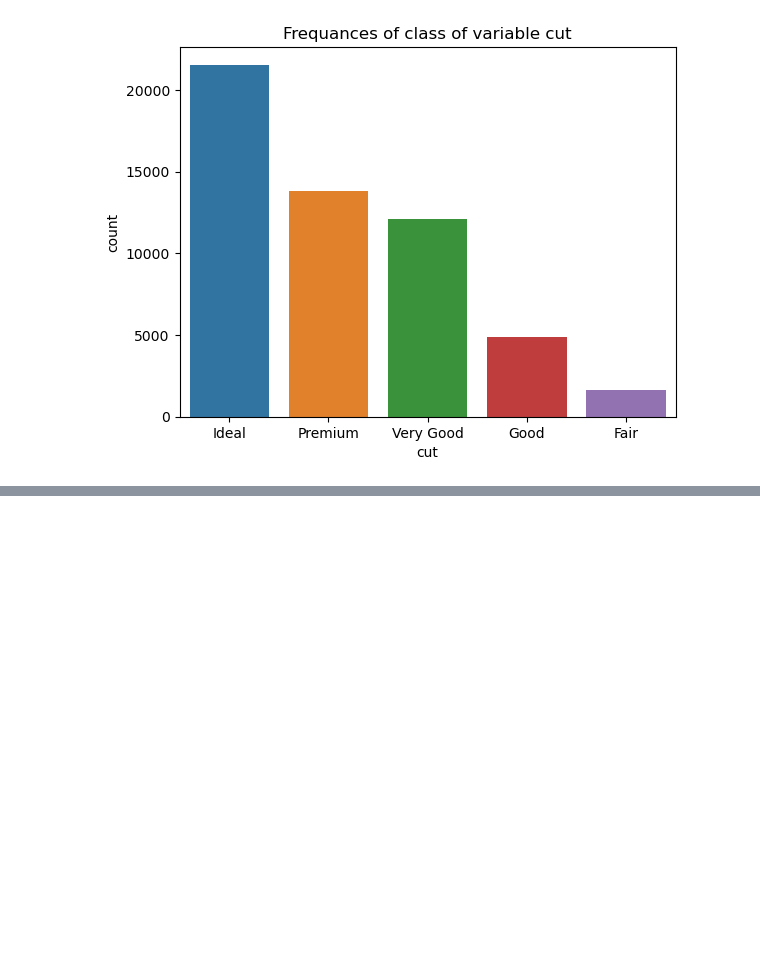
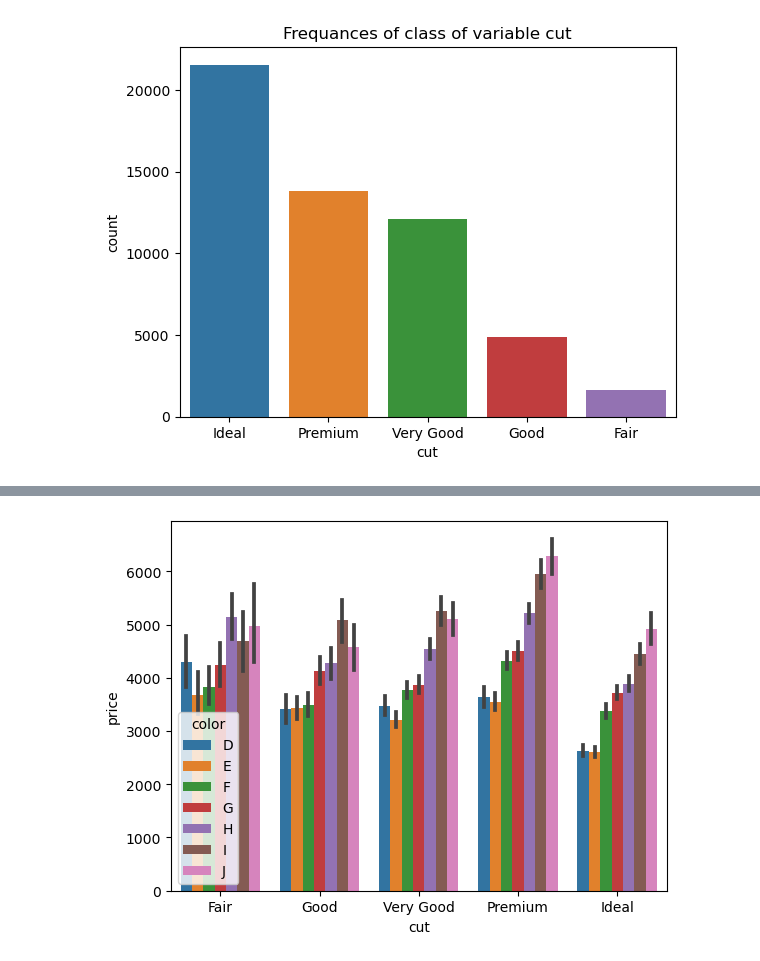
Before and after one commit to Alihanesentas/Exploratory-Data-Analysis, a Jupyter notebook: Day-2.ipynb, the cells around one changed output, grey strips where cells are left out. Cells and saved outputs as stored; diff of their text form; code cells hidden in the pictures; blank space fills up the shorter version.

```diff
--- a/Day-2.ipynb
+++ b/Day-2.ipynb
@@ -348,0 +373,7 @@ sns.barplot(x = df["cut"].value_counts().index, y = df["cut"].value_counts()).se
+# %%
+# this plot shows the price of the diamonds according to the cut and color of the diamonds
+cat_color = ["D", "E", "F", "G", "H", "I", "J"]
+df["color"] = df["color"].astype(CategoricalDtype(categories = cat_color, ordered = True))
+sns.barplot(x = "cut", y = "price", hue = "color", data = df);
+# %% [output]
+[figure, added]
```
Also changed, not shown: parts of 4 cells of this notebook.
